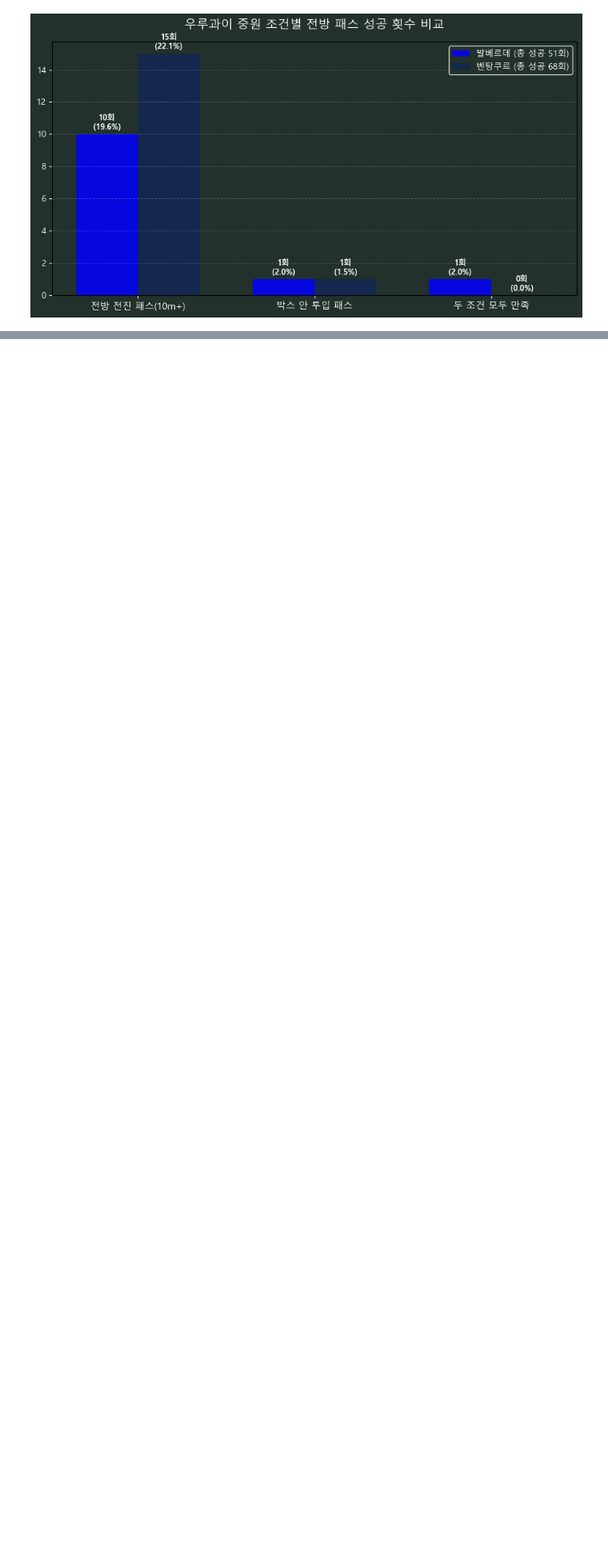
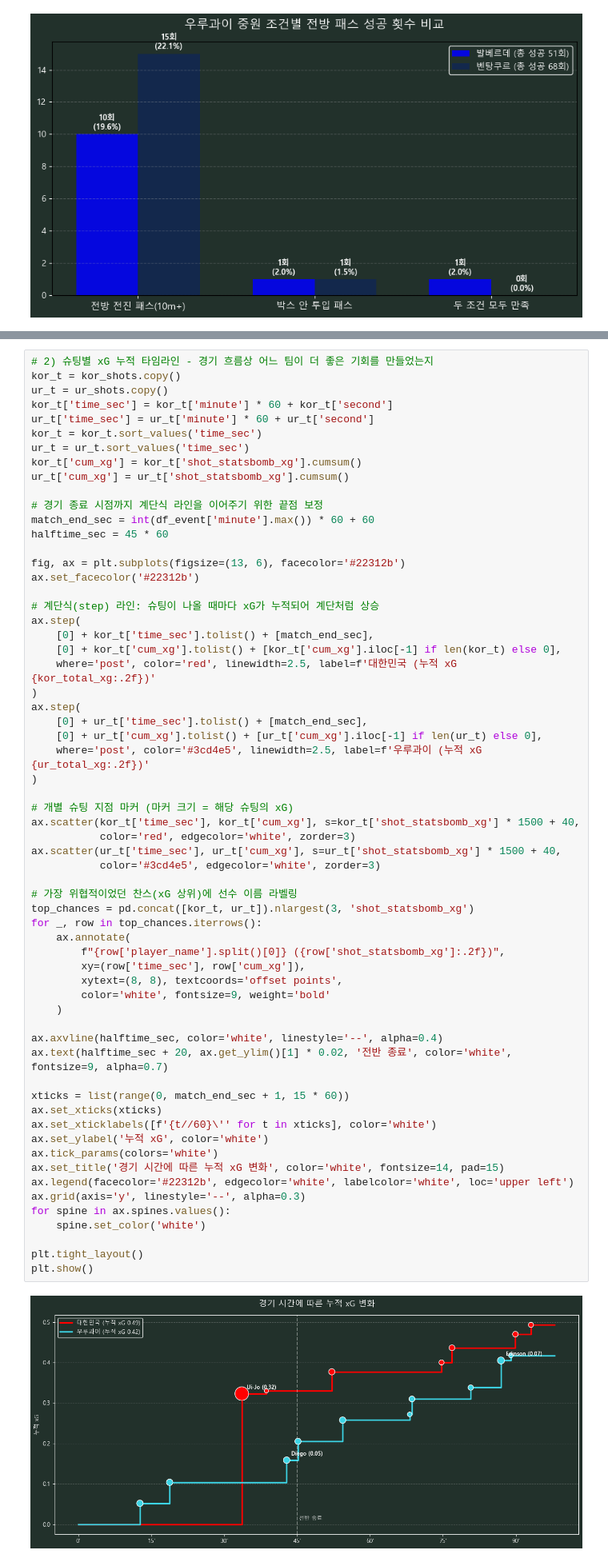
Before and after one commit to 0jyyyyy/Soccer_Lens, a Jupyter notebook: Tactics_lab/World_cup/2022/korea_uruguay.ipynb, the cells around one changed output, grey strips where cells are left out. Shown at 80% size. Cells and saved outputs as stored; diff of their text form; blank space fills up the shorter version.

```diff
--- a/Tactics_lab/World_cup/2022/korea_uruguay.ipynb
+++ b/Tactics_lab/World_cup/2022/korea_uruguay.ipynb
@@ -731,0 +791,64 @@ plt.show()
+# %%
+# 2) 슈팅별 xG 누적 타임라인 - 경기 흐름상 어느 팀이 더 좋은 기회를 만들었는지
+kor_t = kor_shots.copy()
+ur_t = ur_shots.copy()
+kor_t['time_sec'] = kor_t['minute'] * 60 + kor_t['second']
+ur_t['time_sec'] = ur_t['minute'] * 60 + ur_t['second']
+kor_t = kor_t.sort_values('time_sec')
+ur_t = ur_t.sort_values('time_sec')
+kor_t['cum_xg'] = kor_t['shot_statsbomb_xg'].cumsum()
+ur_t['cum_xg'] = ur_t['shot_statsbomb_xg'].cumsum()
+
+# 경기 종료 시점까지 계단식 라인을 이어주기 위한 끝점 보정
+match_end_sec = int(df_event['minute'].max()) * 60 + 60
+halftime_sec = 45 * 60
+
+fig, ax = plt.subplots(figsize=(13, 6), facecolor='#22312b')
+ax.set_facecolor('#22312b')
+
+# 계단식(step) 라인: 슈팅이 나올 때마다 xG가 누적되어 계단처럼 상승
+ax.step(
+    [0] + kor_t['time_sec'].tolist() + [match_end_sec],
+    [0] + kor_t['cum_xg'].tolist() + [kor_t['cum_xg'].iloc[-1] if len(kor_t) else 0],
+    where='post', color='red', linewidth=2.5, label=f'대한민국 (누적 xG {kor_total_xg:.2f})'
+)
+ax.step(
+    [0] + ur_t['time_sec'].tolist() + [match_end_sec],
+    [0] + ur_t['cum_xg'].tolist() + [ur_t['cum_xg'].iloc[-1] if len(ur_t) else 0],
+    where='post', color='#3cd4e5', linewidth=2.5, label=f'우루과이 (누적 xG {ur_total_xg:.2f})'
+)
+
+# 개별 슈팅 지점 마커 (마커 크기 = 해당 슈팅의 xG)
+ax.scatter(kor_t['time_sec'], kor_t['cum_xg'], s=kor_t['shot_statsbomb_xg'] * 1500 + 40,
+           color='red', edgecolor='white', zorder=3)
+ax.scatter(ur_t['time_sec'], ur_t['cum_xg'], s=ur_t['shot_statsbomb_xg'] * 1500 + 40,
+           color='#3cd4e5', edgecolor='white', zorder=3)
+
+# 가장 위협적이었던 찬스(xG 상위)에 선수 이름 라벨링
+top_chances = pd.concat([kor_t, ur_t]).nlargest(3, 'shot_statsbomb_xg')
+for _, row in top_chances.iterrows():
+    ax.annotate(
+        f"{row['player_name'].split()[0]} ({row['shot_statsbomb_xg']:.2f})",
+        xy=(row['time_sec'], row['cum_xg']),
+        xytext=(8, 8), textcoords='offset points',
+        color='white', fontsize=9, weight='bold'
+    )
+
+ax.axvline(halftime_sec, color='white', linestyle='--', alpha=0.4)
+ax.text(halftime_sec + 20, ax.get_ylim()[1] * 0.02, '전반 종료', color='white', fontsize=9, alpha=0.7)
+
+xticks = list(range(0, match_end_sec + 1, 15 * 60))
+ax.set_xticks(xticks)
+ax.set_xticklabels([f'{t//60}\'' for t in xticks], color='white')
+ax.set_ylabel('누적 xG', color='white')
+ax.tick_params(colors='white')
+ax.set_title('경기 시간에 따른 누적 xG 변화', color='white', fontsize=14, pad=15)
+ax.legend(facecolor='#22312b', edgecolor='white', labelcolor='white', loc='upper left')
+ax.grid(axis='y', linestyle='--', alpha=0.3)
+for spine in ax.spines.values():
+    spine.set_color('white')
+
+plt.tight_layout()
+plt.show()
+# %% [output]
+[figure, added]
```
Also changed, not shown: parts of 5 cells of this notebook, 1 other file.
